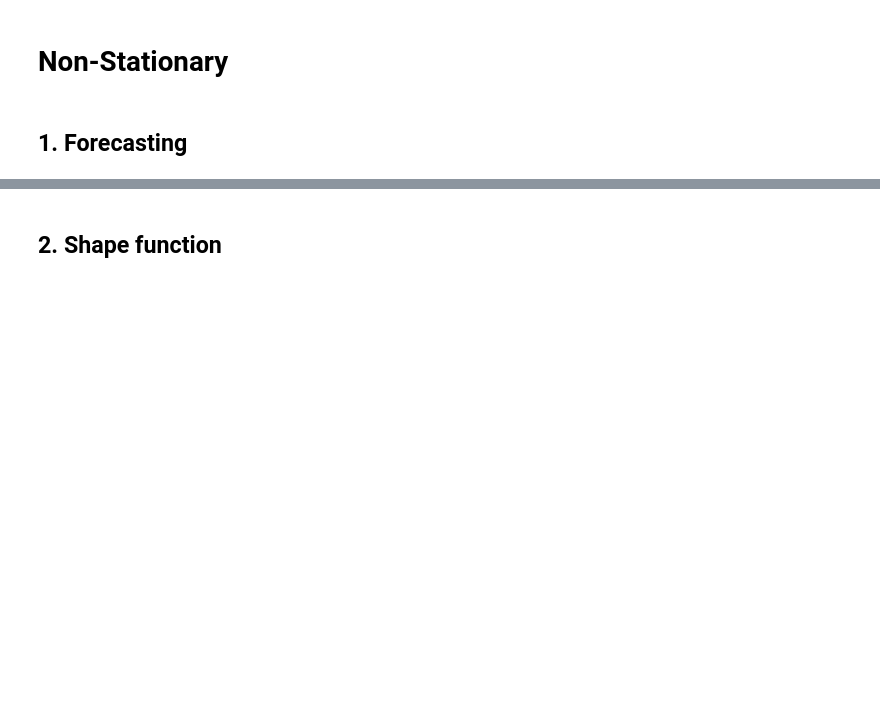
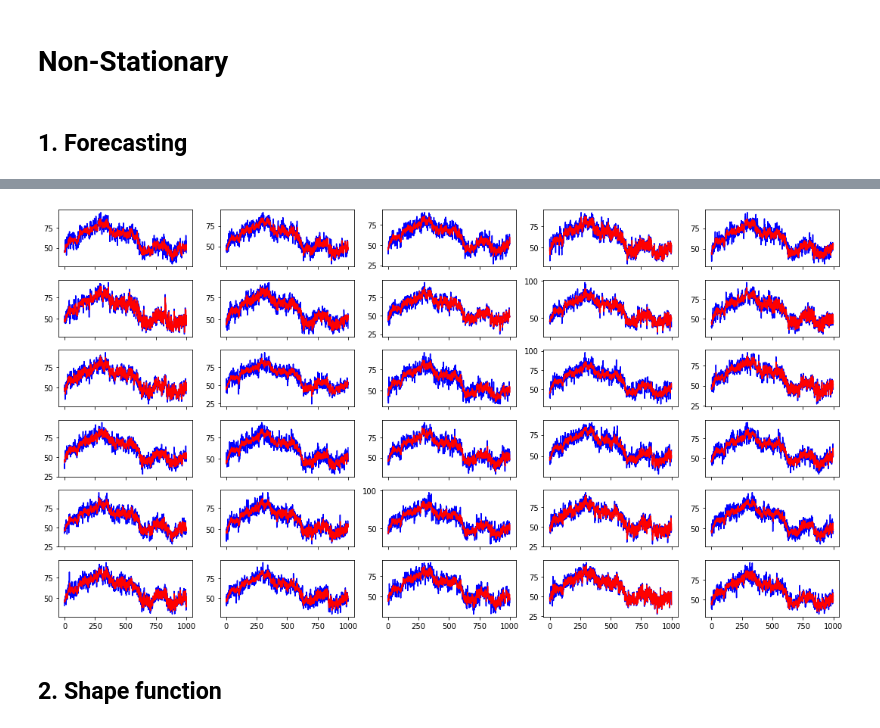
Before and after one commit to isVy08/ESTF, a Jupyter notebook: viz.ipynb, the cells around one changed output, grey strips where cells are left out. Drawn from its saved outputs; the diff is of its cells as text; code cells hidden in the pictures; blank space fills up the shorter version.

```diff
--- a/viz.ipynb
+++ b/viz.ipynb
@@ -113,3 +120,7 @@ plot_forecast(out[0], out[1], 6, 5, 0, T)
+# %%
+plot_forecast(out[0], out[1], 6, 5, 1000, 2000)
+# %% [output]
+[figure, added]
 # %% [markdown]
 ## 2. Shape function
 # %%
```
Also changed, not shown: parts of 16 cells of this notebook, 4 other files.
